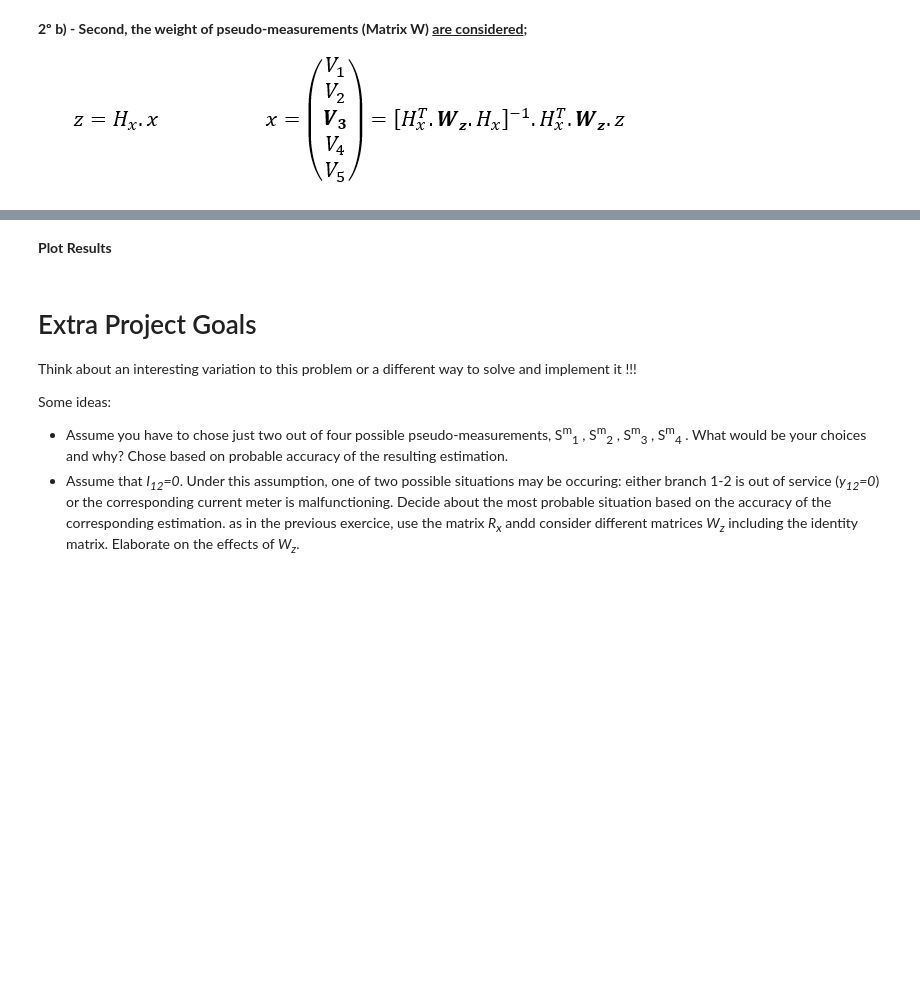
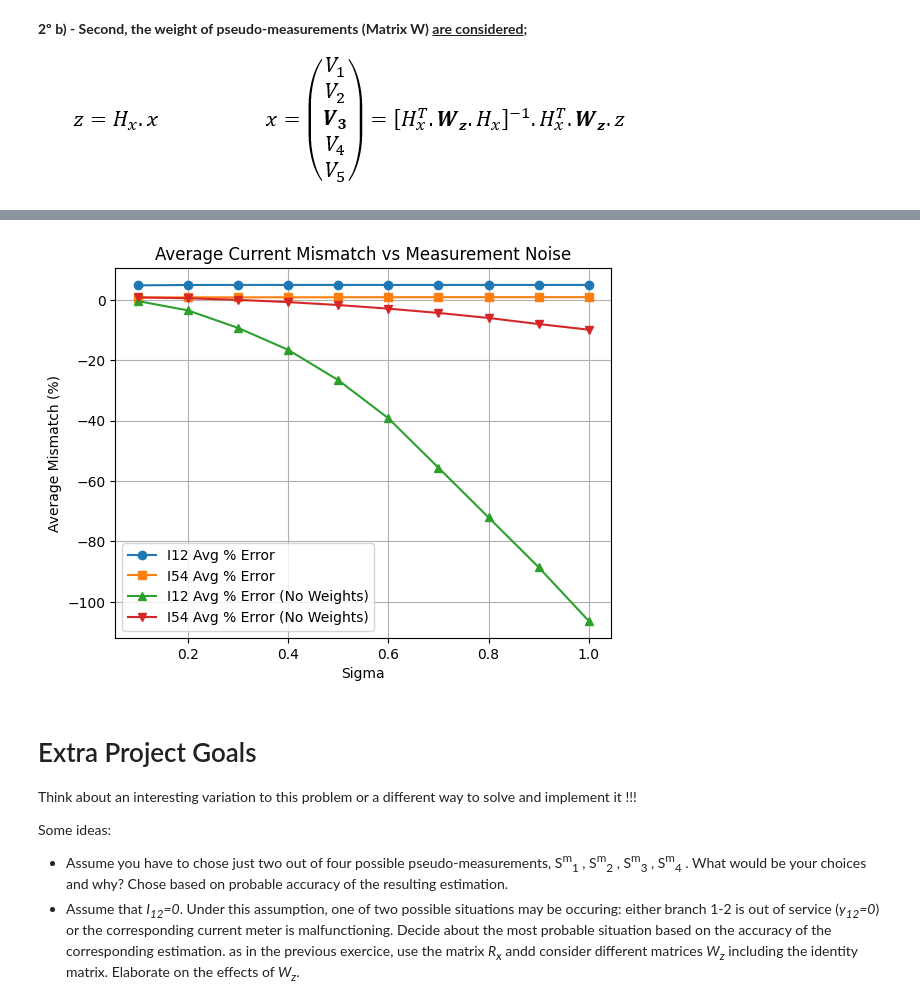
Before and after one commit to e4m8ch/ADRI, a Jupyter notebook: labs/lab3/Class3_Students.ipynb, the cells around one changed output, grey strips where cells are left out. Saved outputs shown, nothing was run; the diff lists cells and outputs as text; code cells hidden in the pictures; blank space fills up the shorter version.

```diff
--- a/labs/lab3/Class3_Students.ipynb
+++ b/labs/lab3/Class3_Students.ipynb
@@ -472,2 +422,0 @@ print(avg_errors)
-# %% [markdown]
-<b>Plot Results
@@ -474,3 +508,42 @@ print(avg_errors)
+# %%
+###PLOT RESULTS
+
+
+sigmas = np.arange(0.1, 1.01, 0.1)
+
+results = []
+results_now_w = []
+
+for sig in sigmas:
+    avg_err = calculate_average_errors(Hx, b0, sig, Y, v0s, N=1000)
+    avg_err_no_w = calculate_average_errors_no_w(Hx, b0, sig, Y, v0s, N=1000)
+    results.append(avg_err)
+    results_now_w.append(avg_err_no_w)
+
+# Convert to real-valued array
+results = np.array(results, dtype=float)   # force real dtype
+results = np.abs(results)                  # elementwise magnitude
+
+error_01 = results[:,0]
+error_34 = results[:,1]
+error_01_no_w = np.array(results_now_w)[:,0]
+error_34_no_w = np.array(results_now_w)[:,1]
+
+
+plt.figure()
+plt.plot(sigmas, error_01, marker='o', label='I12 Avg % Error')
+plt.plot(sigmas, error_34, marker='s', label='I54 Avg % Error')
+plt.plot(sigmas, error_01_no_w, marker='^', label='I12 Avg % Error (No Weights)')
+plt.plot(sigmas, error_34_no_w, marker='v', label='I54 Avg % Error (No Weights)')
+
+plt.xlabel('Sigma')
+plt.ylabel('Average Mismatch (%)')
+plt.title('Average Current Mismatch vs Measurement Noise')
+plt.legend()
+plt.grid(True)
+plt.show()
+# %% [output]
+[figure, added]
 # %% [markdown]
 # Extra Project Goals
 Think about an interesting variation to this problem or a different way to solve and implement it !!!
```
Also changed, not shown: parts of 10 cells of this notebook, 4 other files.
